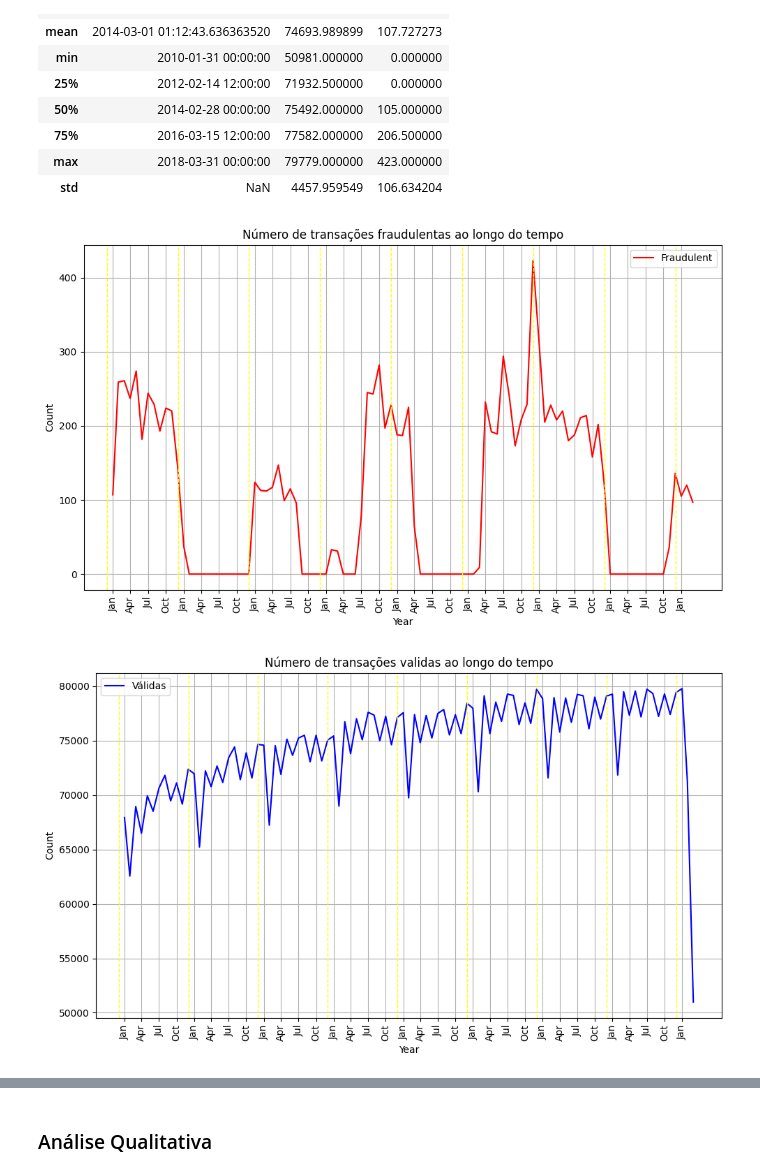
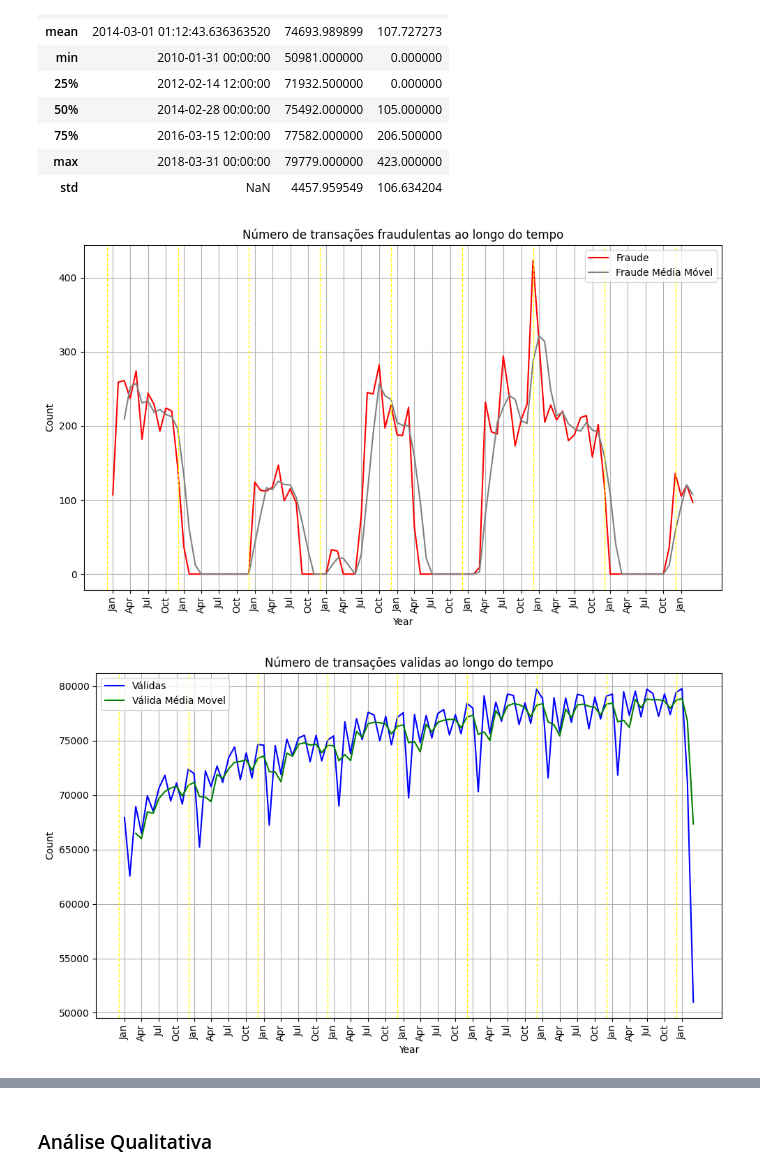
Before and after one commit to Angelicogfa/tcc_mba_datascience_analytics_usp_esalq, a Jupyter notebook: analise_fraude.ipynb, the cells around one changed output, grey strips where cells are left out. Cells and saved outputs as stored; diff of their text form; code cells hidden in the pictures.

```diff
--- a/analise_fraude.ipynb
+++ b/analise_fraude.ipynb
@@ -513,35 +500,38 @@ df_pivot.describe()
 | 75% | 2016-03-15 12:00:00 | 77582.000000 | 206.500000 |
 | max | 2018-03-31 00:00:00 | 79779.000000 | 423.000000 |
 | std | NaN | 4457.959549 | 106.634204 |
+# %%
+df_pivot['fraud_mean'] = df_pivot['fraud'].rolling(window=3).mean()
+df_pivot['non_fraud_mean'] = df_pivot['non_fraud'].rolling(window=3).mean()
 # %%
 # Plotando
 plt.figure(figsize=(10, 6))
-sns.lineplot(data=df_pivot, x='year_month', y='fraud', color='red', label='Fraudulent')
-# sns.lineplot(data=df_pivot, x='year_month', y='non_fraud', label='Non-Fraudulent')
+sns.lineplot(data=df_pivot, x='year_month', y='fraud', color='red', label='Fraude')
+sns.lineplot(data=df_pivot, x='year_month', y='fraud_mean', color='gray', label='Fraude Média Móvel')
 
 ticks_to_show = df_pivot['year_month'][::3]
 
 plt.xticks(ticks_to_show,
            labels=ticks_to_show.dt.strftime('%b'), rotation=90)
 
 years = df_pivot['year_month'].dt.year.drop_duplicates()
 for year in years:
     plt.axvline(x=pd.Timestamp(year=year, month=1, day=1), color='yellow', linestyle='--', linewidth=1.0)
 
 plt.title('Número de transações fraudulentas ao longo do tempo')
 plt.xlabel('Year')
 plt.ylabel('Count')
 plt.legend()
 plt.grid(True)
 plt.tight_layout()
 plt.show()
 # %% [output]
-[figure, old version]
+[figure, new version]
 # %%
 # Plotando
 plt.figure(figsize=(10, 6))
 sns.lineplot(data=df_pivot, x='year_month', y='non_fraud', color='blue', label='Válidas')
-# sns.lineplot(data=df_pivot, x='year_month', y='non_fraud', label='Non-Fraudulent')
+sns.lineplot(data=df_pivot, x='year_month', y='non_fraud_mean', color='green', label='Válida Média Movel')
 
 ticks_to_show = df_pivot['year_month'][::3]
 
@@ -560,7 +550,7 @@ plt.grid(True)
 plt.tight_layout()
 plt.show()
 # %% [output]
-[figure, old version]
+[figure, new version]
 # %%
 decompa_fraud = seasonal_decompose(df_pivot['fraud'], model='additive', period=12)
 # %%
```
Also changed, not shown: parts of 20 cells of this notebook.
